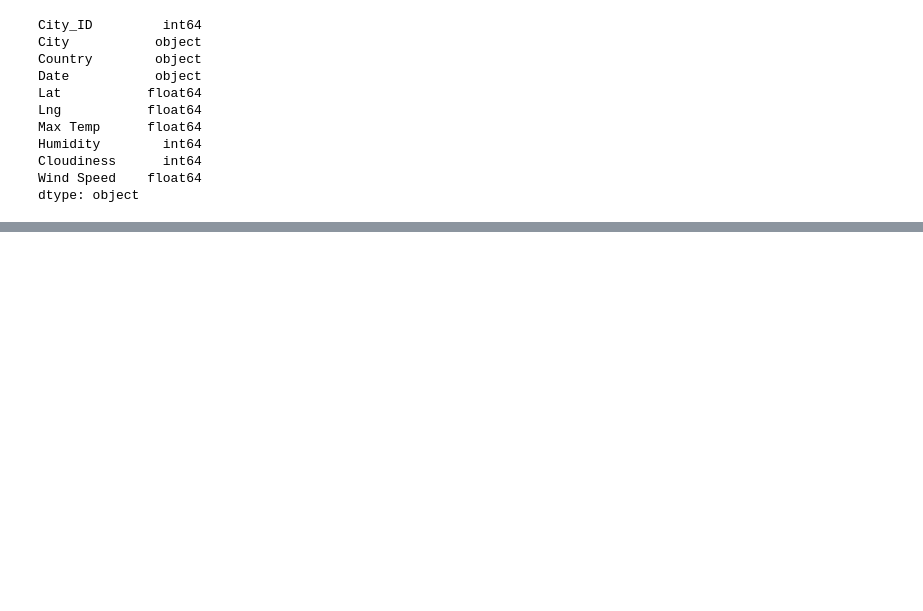
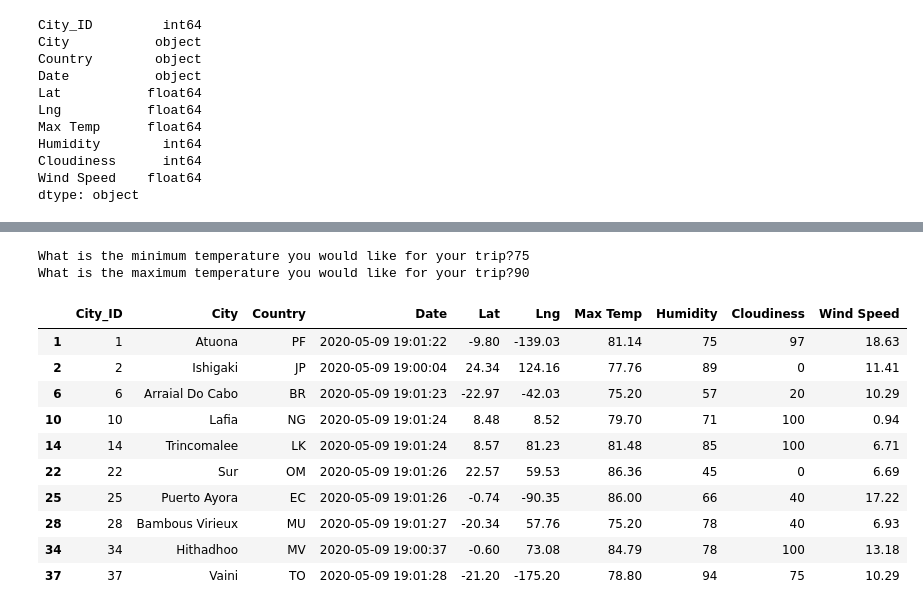
Before and after one commit to GaryRunyon/World_Weather_Analysis, a Jupyter notebook: WeatherPy.ipynb, the cells around one changed output, grey strips where cells are left out. Drawn from its saved outputs; the diff is of its cells as text; code cells hidden in the pictures; blank space fills up the shorter version.

```diff
--- a/WeatherPy.ipynb
+++ b/WeatherPy.ipynb
@@ -775,0 +892,25 @@ fig
+# %%
+#Ask Customer for temp. values using the input() function
+#We also want this to be a float datat type so we nest input inside
+min_temp = float(input("What is the minimum temperature you would like for your trip?"))
+max_temp = float(input("What is the maximum temperature you would like for your trip?"))
+# %% [output]
+What is the minimum temperature you would like for your trip?75
+What is the maximum temperature you would like for your trip?90
+# %%
+# Filter the dataset to find the cities that fit the criteria.
+preferred_cities_df = city_data_df.loc[(city_data_df["Max Temp"] <= max_temp) & \
+                                       (city_data_df["Max Temp"] >= min_temp)]
+preferred_cities_df.head(10)
+# %% [output]
+|  | City_ID | City | Country | Date | Lat | Lng | Max Temp | Humidity | Cloudiness | Wind Speed |
+| 1 | 1 | Atuona | PF | 2020-05-09 19:01:22 | -9.80 | -139.03 | 81.14 | 75 | 97 | 18.63 |
+| 2 | 2 | Ishigaki | JP | 2020-05-09 19:00:04 | 24.34 | 124.16 | 77.76 | 89 | 0 | 11.41 |
+| 6 | 6 | Arraial Do Cabo | BR | 2020-05-09 19:01:23 | -22.97 | -42.03 | 75.20 | 57 | 20 | 10.29 |
+| 10 | 10 | Lafia | NG | 2020-05-09 19:01:24 | 8.48 | 8.52 | 79.70 | 71 | 100 | 0.94 |
+| 14 | 14 | Trincomalee | LK | 2020-05-09 19:01:24 | 8.57 | 81.23 | 81.48 | 85 | 100 | 6.71 |
+| 22 | 22 | Sur | OM | 2020-05-09 19:01:26 | 22.57 | 59.53 | 86.36 | 45 | 0 | 6.69 |
+| 25 | 25 | Puerto Ayora | EC | 2020-05-09 19:01:26 | -0.74 | -90.35 | 86.00 | 66 | 40 | 17.22 |
+| 28 | 28 | Bambous Virieux | MU | 2020-05-09 19:01:27 | -20.34 | 57.76 | 75.20 | 78 | 40 | 6.93 |
+| 34 | 34 | Hithadhoo | MV | 2020-05-09 19:00:37 | -0.60 | 73.08 | 84.79 | 78 | 100 | 13.18 |
+| 37 | 37 | Vaini | TO | 2020-05-09 19:01:28 | -21.20 | -175.20 | 78.80 | 94 | 75 | 10.29 |
```
Also changed, not shown: parts of 56 cells of this notebook, 12 other files.
